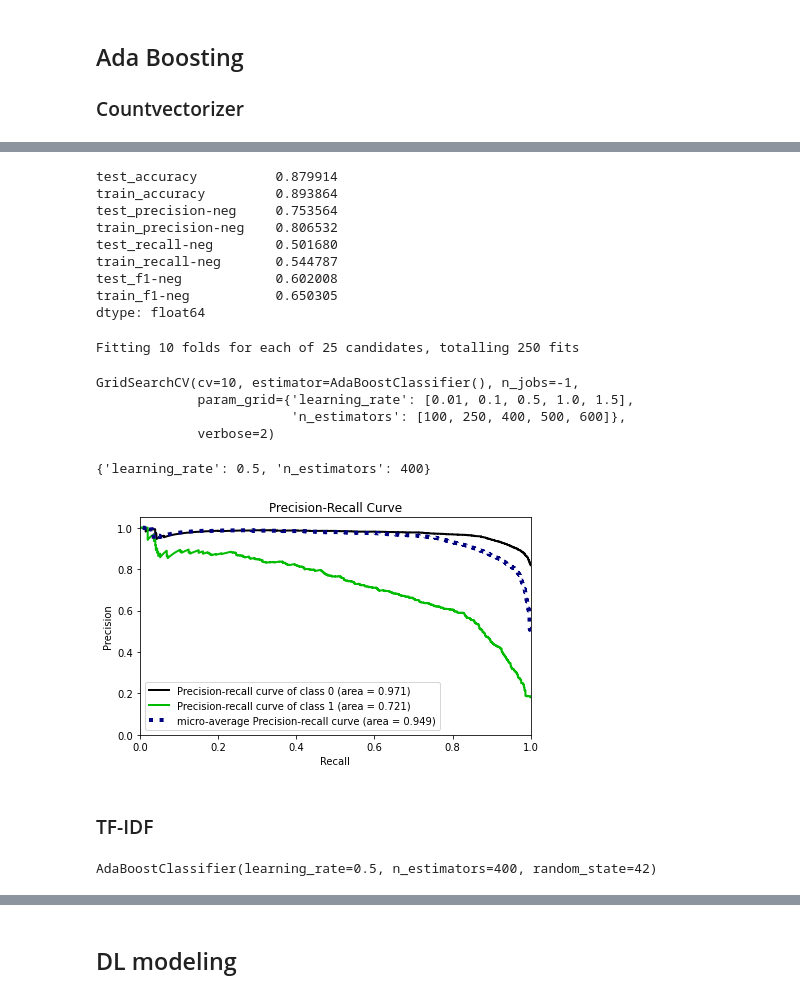
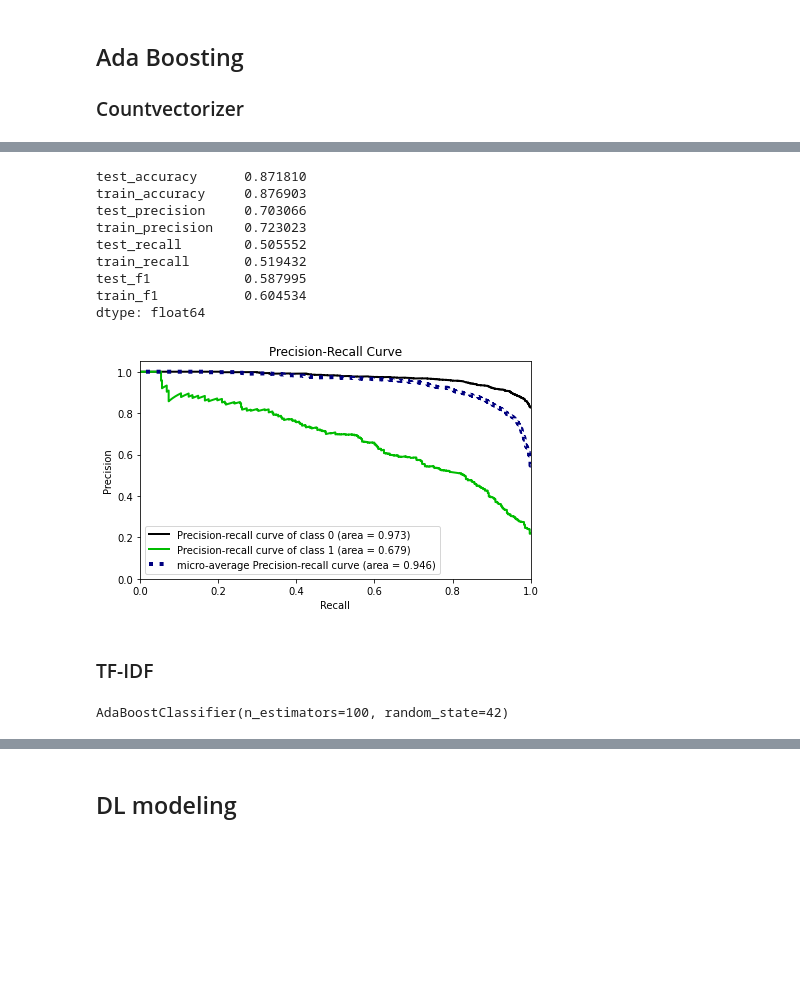
Before and after one commit to Furkan-Coskun/NLP, a Jupyter notebook: NLP_Sentiment_Analysis_Project.ipynb, the cells around one changed output, grey strips where cells are left out. Drawn from its saved outputs; the diff is of its cells as text; code cells hidden in the pictures; blank space fills up the shorter version.

```diff
--- a/NLP_Sentiment_Analysis_Project.ipynb
+++ b/NLP_Sentiment_Analysis_Project.ipynb
@@ -1466 +1481,6 @@ train_f1-neg           0.936142
 dtype: float64
+# %%
+param_grid = {"n_estimators":[10, 50, 75, 100],
+              "max_depth": [5, 7, 10, 15, 30, 50]}
+grid_search = GridSearchCV(RandomForestClassifier(class_weight="balanced"), param_grid, cv=10, verbose=2, n_jobs=-1, scoring = 'recall')
+grid_search.fit(X_train_tf_idf, y_train)
@@ -1467,5 +1513,5 @@ dtype: float64
 # %%
-model = RandomForestClassifier(100, max_depth=40, random_state = 42, n_jobs = -1)
+model = RandomForestClassifier(100, max_depth=7, random_state = 42, n_jobs = -1, class_weight="balanced")
 
 model.fit(X_train_tf_idf, y_train)
 
@@ -1486,6 +1532,6 @@ rf_tfidf_AP_neg = average_precision_score(y_test, y_pred_proba[:, 1])
 ### Countvectorizer
 # %%
 from sklearn.ensemble import AdaBoostClassifier
-ada = AdaBoostClassifier(n_estimators= 400, learning_rate=0.5, random_state = 42)
+ada = AdaBoostClassifier(n_estimators= 100, random_state = 42)
 ada.fit(X_train_count, y_train)
 # %% [output]
@@ -1514,29 +1560,19 @@ weighted avg       0.90      0.90      0.90     18112
 # %%
-model = AdaBoostClassifier(n_estimators=400,learning_rate=0.5, random_state = 42)
+model = AdaBoostClassifier(n_estimators=100, random_state = 42)
 scores = cross_validate(model, X_train_count, y_train, scoring = scoring, cv = 10, return_train_score=True)
 df_scores = pd.DataFrame(scores, index = range(1, 11))
 df_scores.mean()[2:]
 # %% [output]
-test_accuracy          0.879914
-train_accuracy         0.893864
-test_precision-neg     0.753564
-train_precision-neg    0.806532
-test_recall-neg        0.501680
-train_recall-neg       0.544787
-test_f1-neg            0.602008
-train_f1-neg           0.650305
+test_accuracy      0.871810
+train_accuracy     0.876903
+test_precision     0.703066
+train_precision    0.723023
+test_recall        0.505552
+train_recall       0.519432
+test_f1            0.587995
+train_f1           0.604534
 dtype: float64
 # %%
-param_grid = {"n_estimators": [100, 250, 400, 500, 600], "learning_rate": [0.01, 0.1, 0.5, 1.0, 1.5]}
-grid_search = GridSearchCV(AdaBoostClassifier(), param_grid, cv=10, verbose=2, n_jobs=-1)
-grid_search.fit(X_train_count, y_train)
+#param_grid = {"n_estimators": [75, 100, 250, 400, 500 ], "learning_rate": [0.01, 0.1, 0.5, 1.0, 1.5]}
+#grid_search = GridSearchCV(AdaBoostClassifier(), param_grid, cv=10, verbose=2, n_jobs=-1, scoring = 'recall')
+#grid_search.fit(X_train_count, y_train)
-# %% [output]
-Fitting 10 folds for each of 25 candidates, totalling 250 fits
-GridSearchCV(cv=10, estimator=AdaBoostClassifier(), n_jobs=-1,
-             param_grid={'learning_rate': [0.01, 0.1, 0.5, 1.0, 1.5],
-                         'n_estimators': [100, 250, 400, 500, 600]},
-             verbose=2)
-# %%
-grid_search.best_params_
-# %% [output]
-{'learning_rate': 0.5, 'n_estimators': 400}
@@ -1543,13 +1581,13 @@ grid_search.best_params_
 # %%
-model = AdaBoostClassifier(n_estimators= 400,learning_rate=0.5, random_state = 42)
+model = AdaBoostClassifier(n_estimators=100, random_state = 42)
 
 model.fit(X_train_count, y_train)
 
 y_pred_proba = model.predict_proba(X_test_count)
 
 plot_precision_recall(y_test, y_pred_proba)
 plt.show();
 # %% [output]
-[figure, old version]
+[figure, new version]
 # %%
 y_pred = ada.predict(X_test_count)
@@ -1560,10 +1598,10 @@ ada_AP_neg = average_precision_score(y_test, y_pred_proba[:, 1])
 ### TF-IDF
 # %%
 from sklearn.ensemble import AdaBoostClassifier
-ada = AdaBoostClassifier(n_estimators=400,learning_rate=0.5, random_state = 42)
+ada = AdaBoostClassifier(n_estimators=100, random_state = 42)
 ada.fit(X_train_tf_idf, y_train)
 # %% [output]
-AdaBoostClassifier(learning_rate=0.5, n_estimators=400, random_state=42)
+AdaBoostClassifier(n_estimators=100, random_state=42)
 # %%
 print("Ada MODEL")
 eval(ada, X_train_tf_idf, X_test_tf_idf)
```
Also changed, not shown: parts of 31 cells of this notebook.
